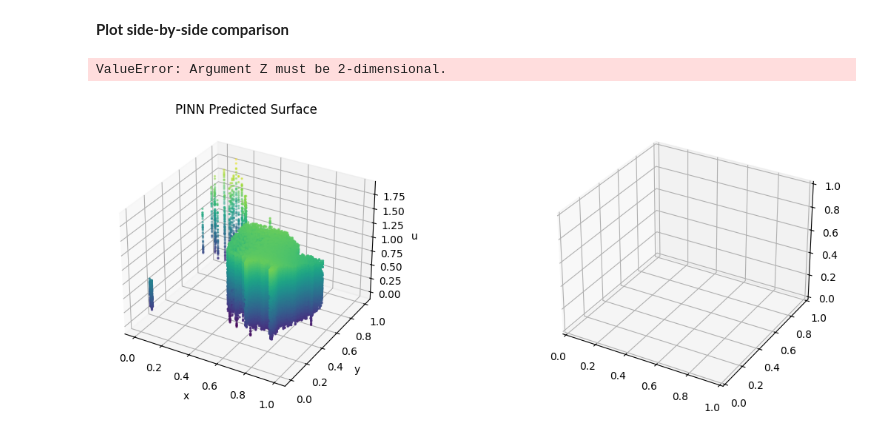
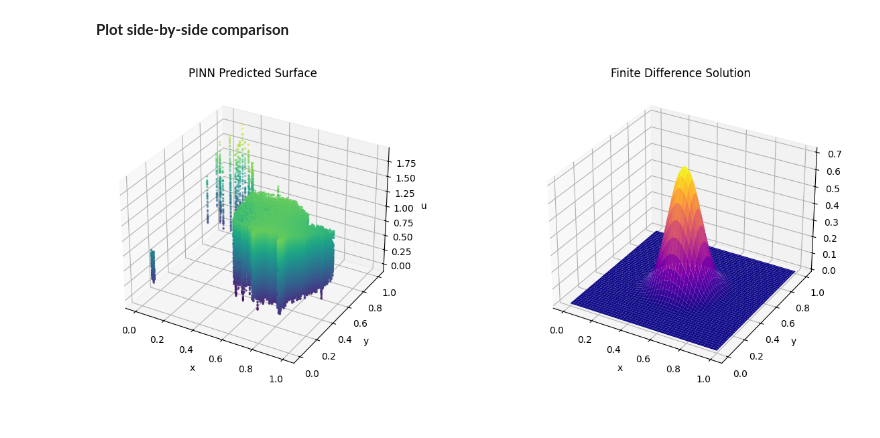
Before and after one commit to navidbahadoran/Summer-2025-DL-Project-PINN, a Jupyter notebook: evaluation.ipynb, the cells around one changed output. Cells and saved outputs as stored; diff of their text form; code cells hidden in the pictures.

```diff
--- a/evaluation.ipynb
+++ b/evaluation.ipynb
@@ -60,17 +35,15 @@ Model checkpoint saved to: D:/Programming/Summer-2025-DL-Project-PINN/checkpoint
 **We load the trained PINN model using the architecture defined in neural_net.py. This allows evaluation on unseen test points.**
 # %%
 # Load trained model
-print("Loading trained model...")
+print("\n[INFO] Loading trained PINN model...")
 device = torch.device(config["device"])
-
 model = PINN(
     input_dim=config["input_dim"],
     hidden_dim=config["hidden_dim"],
     hidden_layers=config["hidden_layers"],
     output_dim=config["output_dim"]
 ).to(device)
+model.load_state_dict(torch.load(config["checkpoint_path"], map_location=device))
+model.eval()
 
-checkpoint_path = config["checkpoint_path"]
-model.load_state_dict(torch.load(checkpoint_path, map_location=device))
-model.eval()
-print(f"Model loaded from: {checkpoint_path}")
+print(f"Model loaded from:", config["checkpoint_path"])
@@ -186,40 +270,41 @@ plot_error_surface(X_fd[0], Y_fd[:, 0], error, title="Absolute Error |u_PINN - u
 # %% [markdown]
 **Plot side-by-side comparison**
 # %%
-fig = plt.figure(figsize=(14, 5))
+# Toggle to show or skip 3D surface comparison
+show_3d_surface = True
 
+if show_3d_surface:
+    from mpl_toolkits.mplot3d import Axes3D
 
-"""
-3D surface plot of predicted u(x, y, t).
-Applies inverse log1p to bring prediction to original scale.
-"""
-if isinstance(u_pred, torch.Tensor):
-    u_plot = torch.expm1(u_pred).cpu().numpy()
-else:
-    u_plot = np.expm1(u_pred)
+    fig = plt.figure(figsize=(14, 5))
 
-if isinstance(X_test, torch.Tensor):
-    X_np = X_test.cpu().numpy()
-else:
-    X_np = X_test
+    # Inverse log1p transformation if necessary
+    u_plot = torch.expm1(u_pred).cpu().numpy() if isinstance(u_pred, torch.Tensor) else np.expm1(u_pred)
+    X_np = X_test.cpu().numpy() if isinstance(X_test, torch.Tensor) else X_test
 
-ax1 = fig.add_subplot(1, 2, 1, projection="3d")
-ax1.scatter(X_np[:, 0], X_np[:, 1], u_plot[:, 0], c=u_plot[:, 0], cmap="viridis", s=2)
-ax1.set_title("PINN Predicted Surface")
-ax1.set_xlabel("x")
-ax1.set_ylabel("y")
-ax1.set_zlabel("u")
+    # 3D Scatter of PINN predictions
+    ax1 = fig.add_subplot(1, 2, 1, projection="3d")
+    ax1.scatter(
+        X_np[:, 0], X_np[:, 1], u_plot[:, 0],
+        c=u_plot[:, 0], cmap="viridis", s=2
+    )
+    ax1.set_title("PINN Predicted Surface")
+    ax1.set_xlabel("x")
+    ax1.set_ylabel("y")
+    ax1.set_zlabel("u")
 
-# FD Solution
-ax2 = fig.add_subplot(1, 2, 2, projection="3d")
-ax2.plot_surface(X_fd, Y_fd, u_fd, cmap="plasma")
-ax2.set_title("Finite Difference Solution")
-ax2.set_xlabel("x")
-ax2.set_ylabel("y")
-ax2.set_zlabel("u")
+    # 3D Surface of FD solution
+    ax2 = fig.add_subplot(1, 2, 2, projection="3d")
+    ax2.plot_surface(
+        X_fd, Y_fd, u_fd_final,
+        cmap="plasma", edgecolor="none"
+    )
+    ax2.set_title("Finite Difference Solution")
+    ax2.set_xlabel("x")
+    ax2.set_ylabel("y")
+    ax2.set_zlabel("u")
 
-plt.tight_layout()
-plt.show()
+    plt.tight_layout()
+    plt.show()
 # %% [output]
-ValueError: Argument Z must be 2-dimensional.
-[figure, old version]
+[figure, new version]
```
Also changed, not shown: parts of 21 cells of this notebook, 32 other files.
